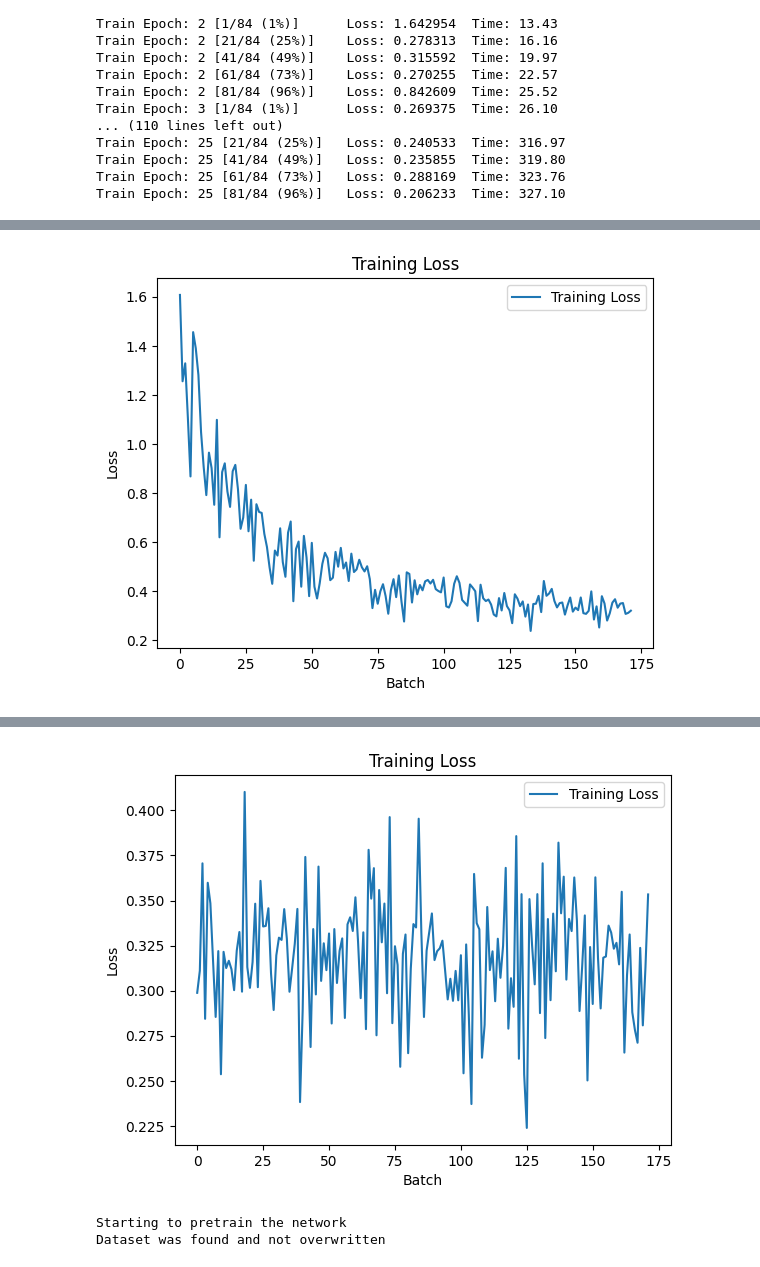
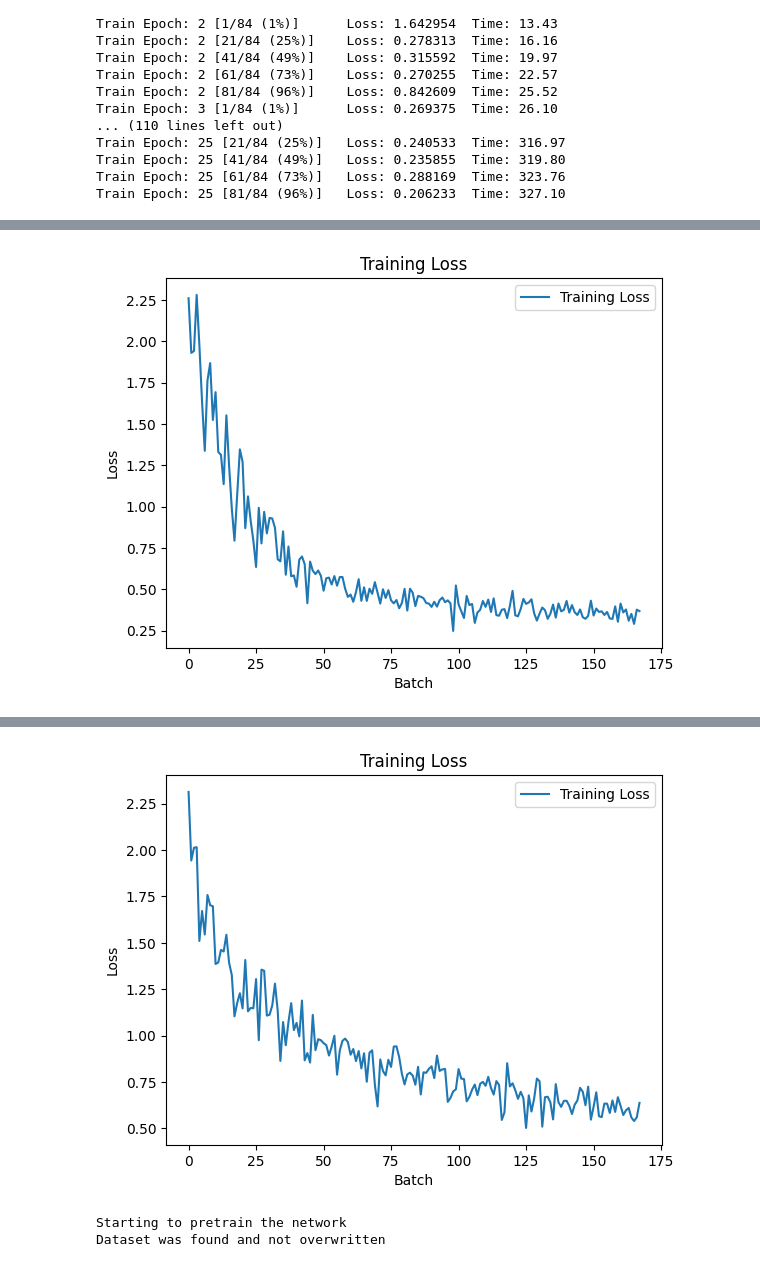
Before and after one commit to KseniiaKholina/rnaglib, a Jupyter notebook: rnaglib/examples/rnaglib_first_second.ipynb, the cells around one changed output, grey strips where cells are left out. Cells and saved outputs as stored; diff of their text form; code cells hidden in the pictures.

Commit message:
redefine model

```diff
--- a/rnaglib/examples/rnaglib_first_second.ipynb
+++ b/rnaglib/examples/rnaglib_first_second.ipynb
@@ -267,12 +267,13 @@ if __name__ == "__main__":
     input_dim, target_dim = supervised_dataset.input_dim, supervised_dataset.output_dim
     embedder_model = models.Embedder(dims=[10, 10], infeatures_dim=input_dim)
     classifier_model = models.Classifier(embedder=embedder_model, classif_dims=[target_dim])
-
-    # Finally get the training going
+#need to re define the model!
     optimizer = torch.optim.Adam(classifier_model.parameters(), lr=0.001)
     train_supervised(model=classifier_model,
                     optimizer=optimizer,
                     train_loader=train_loader)
+    embedder_model = models.Embedder(dims=[10, 10], infeatures_dim=input_dim)
+    classifier_model = models.Classifier(embedder=embedder_model, classif_dims=[target_dim])
     optimizer_1 = torch.optim.SGD(classifier_model.parameters(), lr=0.001)
     train_supervised(model=classifier_model,
                     optimizer=optimizer_1,
@@ -292 +293 @@ Train Epoch: 2 [81/86 (94%)]    Loss: 0.332605  Time: 44.20
-[figure, old version]
+[figure, new version]
@@ -303,4 +304,4 @@ Train Epoch: 2 [81/86 (94%)]    Loss: 0.278206  Time: 41.76
-[figure, old version]
+[figure, new version]
 # %%
 #!/usr/bin/env python3
 import torch
```
Also changed, not shown: parts of 1 cell of this notebook.
